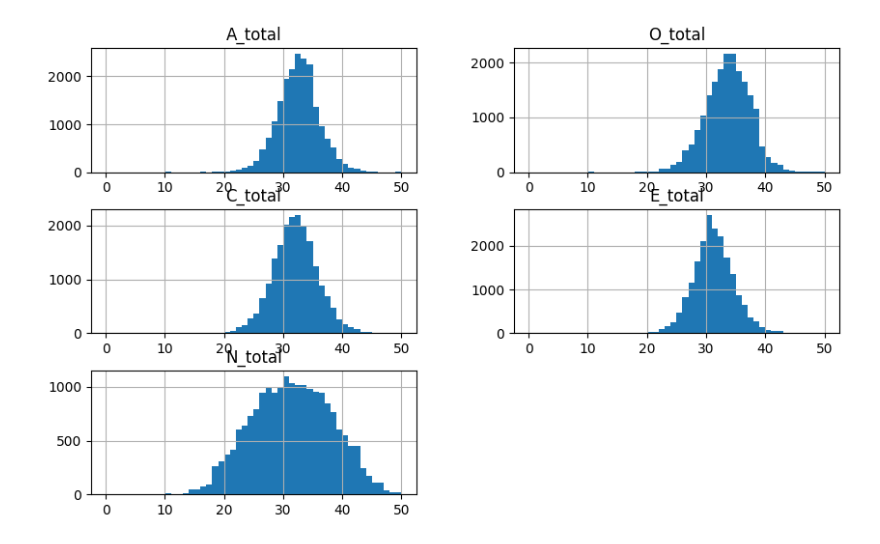
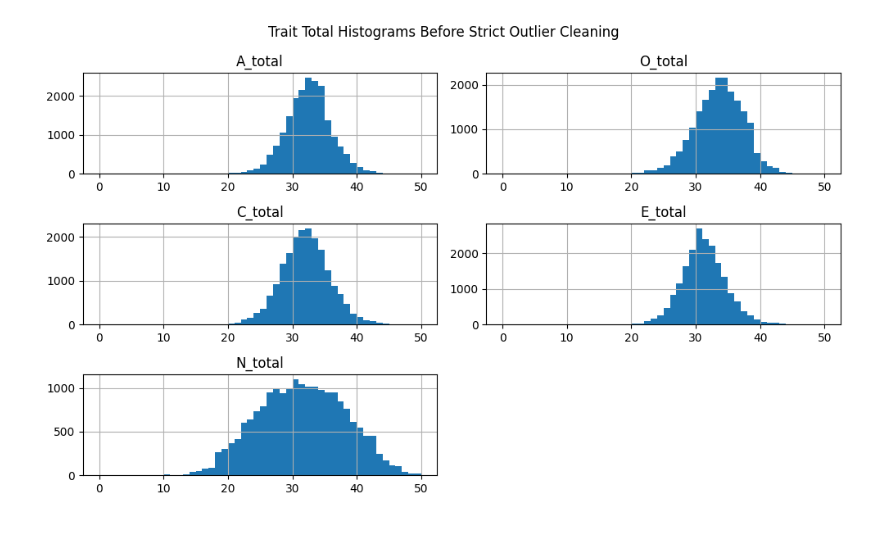
Before and after one commit to OmarDardery/DSM-Project, a Jupyter notebook: oad_big_five.ipynb, the cells around one changed output. Drawn from its saved outputs; the diff is of its cells as text; code cells hidden in the pictures.

Commit message:
done with the notebook and documentation drafts

```diff
--- a/oad_big_five.ipynb
+++ b/oad_big_five.ipynb
@@ -7,7 +33,16 @@ import pandas as pd
 # %%
+raw_big5_data = pd.read_csv('drafts/datasets/big5-dataset.csv')
+row_count_before_cleaning = len(raw_big5_data)
 
-big5_df = pd.read_csv('drafts/datasets/big5-dataset.csv')
-big5_df.drop_duplicates(inplace=True)
-big5_df.dropna(inplace=True)
-big5_df
+deduplicated_big5_data = raw_big5_data.drop_duplicates().copy()
+row_count_after_deduplication = len(deduplicated_big5_data)
+
+base_clean_big5_data = deduplicated_big5_data.dropna().copy()
+row_count_after_missing_value_removal = len(base_clean_big5_data)
+
+print(f'Rows before cleaning: {row_count_before_cleaning}')
+print(f'Rows after duplicate removal: {row_count_after_deduplication}')
+print(f'Rows after missing-value removal: {row_count_after_missing_value_removal}')
+
+base_clean_big5_data.head()
 # %% [output]
@@ -27,9 +76,18 @@ big5_df
 # %%
+big5_with_trait_totals = base_clean_big5_data.copy()
 
-big5_df['A_total'] = big5_df.filter(regex='^A\\d').sum(axis=1)
-big5_df['O_total'] = big5_df.filter(regex='^O\\d').sum(axis=1)
-big5_df['C_total'] = big5_df.filter(regex='^C\\d').sum(axis=1)
-big5_df['E_total'] = big5_df.filter(regex='^E\\d').sum(axis=1)
-big5_df['N_total'] = big5_df.filter(regex='^N\\d').sum(axis=1)
-big5_df
+trait_item_prefix_by_total_column = {
+    'A_total': '^A\\d',
+    'O_total': '^O\\d',
+    'C_total': '^C\\d',
+    'E_total': '^E\\d',
+    'N_total': '^N\\d'
+}
+
+for trait_total_column, item_regex in trait_item_prefix_by_total_column.items():
+    trait_item_columns = big5_with_trait_totals.filter(regex=item_regex)
+    big5_with_trait_totals[trait_total_column] = trait_item_columns.sum(axis=1)
+
+trait_total_columns = list(trait_item_prefix_by_total_column.keys())
+big5_with_trait_totals[trait_total_columns].describe()
 # %% [output]
@@ -49,5 +115,7 @@ big5_df
 # %%
-big5_df[['A_total', 'O_total', 'C_total', 'E_total', 'N_total']].hist(bins="auto", figsize=(10, 6))
+big5_with_trait_totals[trait_total_columns].hist(bins='auto', figsize=(10, 6))
+plt.suptitle('Trait Total Histograms Before Strict Outlier Cleaning')
+plt.tight_layout()
 plt.show()
 # %% [output]
-[figure, old version]
+[figure, new version]
```
Also changed, not shown: parts of 23 cells of this notebook, 2 other files.
